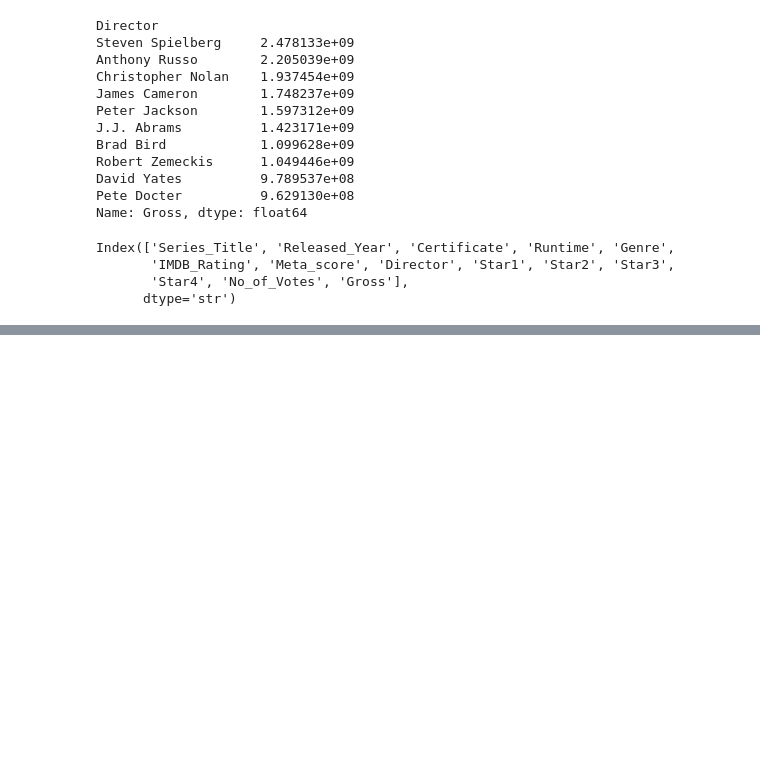
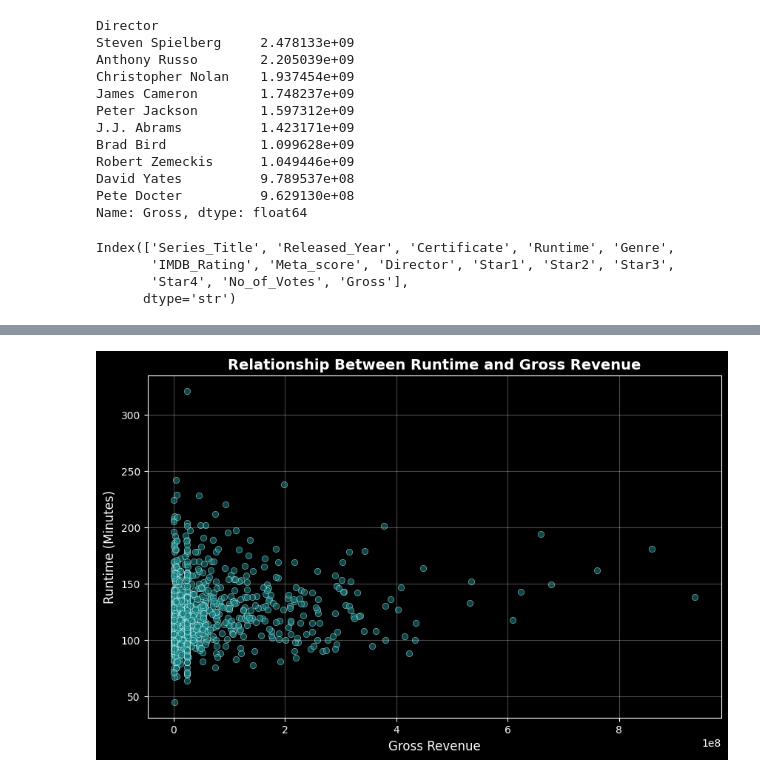
Before and after one commit to aayushmanz/Project-2-, a Jupyter notebook: 2. Exploratory Data Analysis (EDA)/EDA of Movies Dataset.ipynb, the cells around one changed output, grey strips where cells are left out. Saved outputs shown, nothing was run; the diff lists cells and outputs as text; code cells hidden in the pictures; blank space fills up the shorter version.

```diff
--- a/2. Exploratory Data Analysis (EDA)/EDA of Movies Dataset.ipynb
+++ b/2. Exploratory Data Analysis (EDA)/EDA of Movies Dataset.ipynb
@@ -71,0 +127,16 @@ AttributeError: 'str' object has no attribute 'values'
+# %%
+
+df['Runtime'] = df['Runtime'].astype(str).str.replace(' min', '').astype(int)
+
+plt.figure(figsize=(10, 6))
+
+sns.scatterplot(y=df['Runtime'], x=df['Gross'], alpha=0.6, color='teal')
+
+plt.title('Relationship Between Runtime and Gross Revenue', fontsize=14, fontweight='bold')
+plt.xlabel('Gross Revenue', fontsize=12)
+plt.ylabel('Runtime (Minutes)', fontsize=12)
+
+plt.grid(True, alpha=0.3)
+plt.show()
+# %% [output]
+[figure, added]
```
Also changed, not shown: parts of 8 cells of this notebook, 1 other file.
